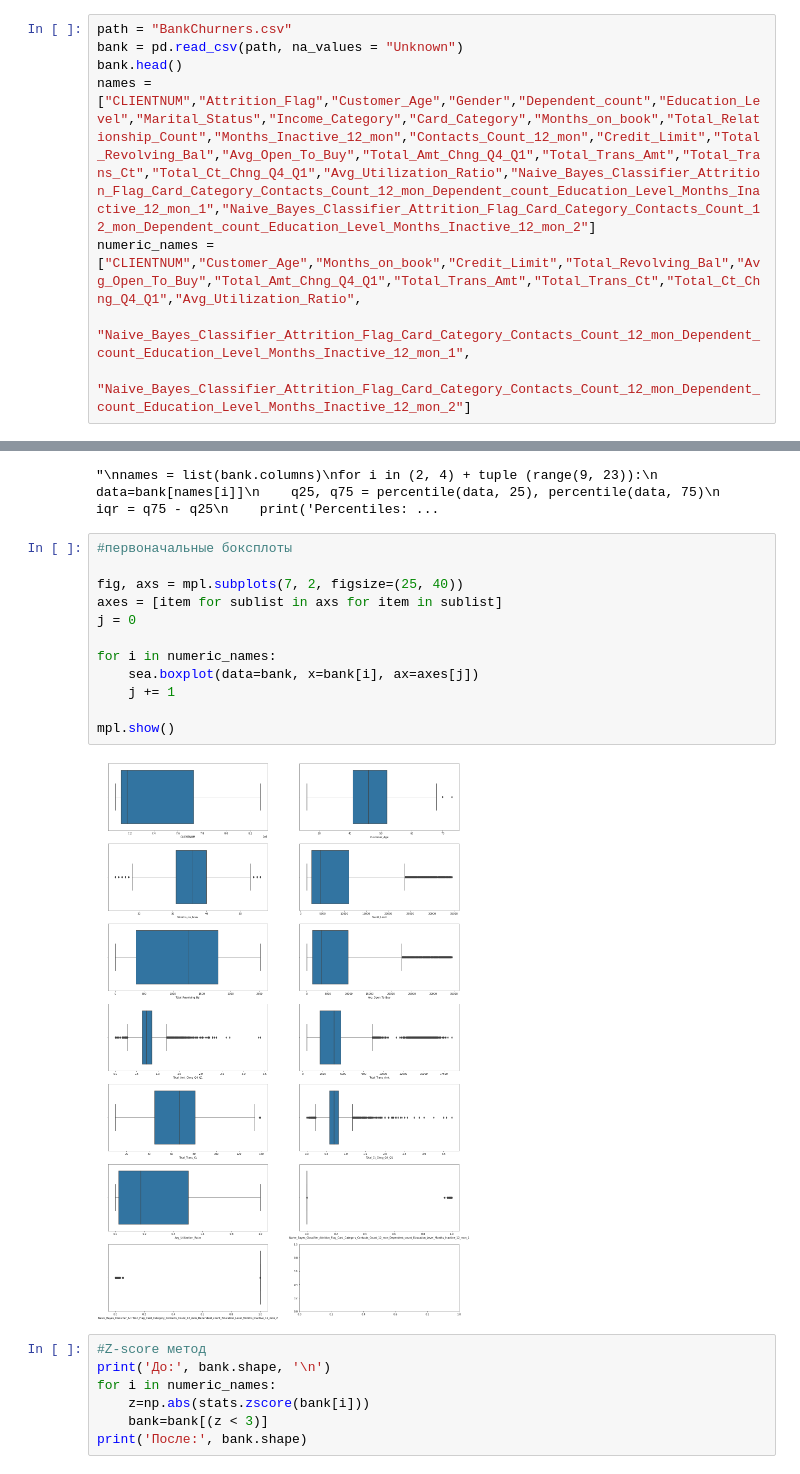
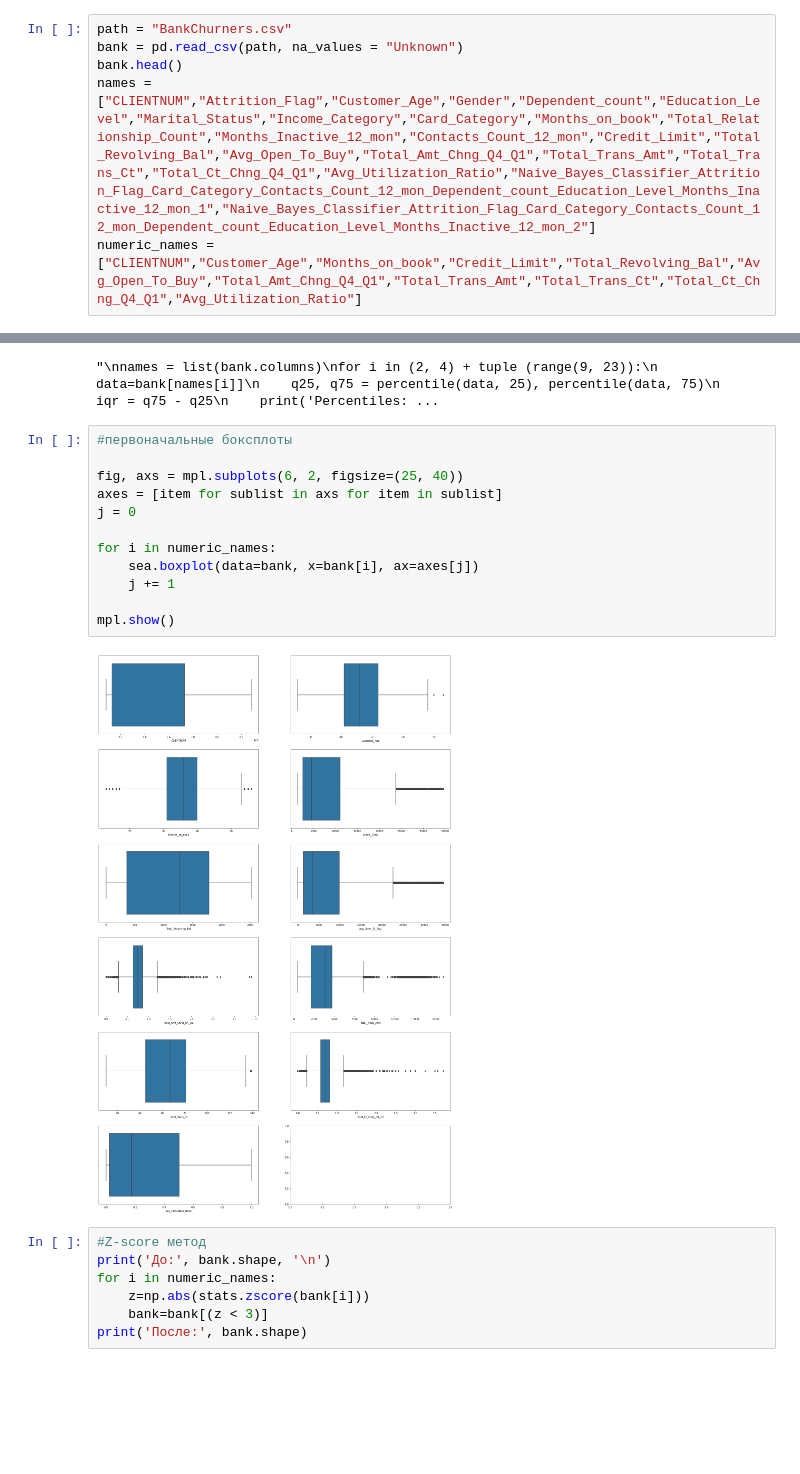
Before and after one commit to rnd4u-org/2021-knu-churn, a Jupyter notebook: PreProcessing2_task.ipynb, the cells around one changed output, grey strips where cells are left out. Saved outputs shown, nothing was run; the diff lists cells and outputs as text; blank space fills up the shorter version.

```diff
--- a/PreProcessing2_task.ipynb
+++ b/PreProcessing2_task.ipynb
@@ -15,9 +15,7 @@ path = "BankChurners.csv"
 bank = pd.read_csv(path, na_values = "Unknown")
 bank.head()
 names = ["CLIENTNUM","Attrition_Flag","Customer_Age","Gender","Dependent_count","Education_Level","Marital_Status","Income_Category","Card_Category","Months_on_book","Total_Relationship_Count","Months_Inactive_12_mon","Contacts_Count_12_mon","Credit_Limit","Total_Revolving_Bal","Avg_Open_To_Buy","Total_Amt_Chng_Q4_Q1","Total_Trans_Amt","Total_Trans_Ct","Total_Ct_Chng_Q4_Q1","Avg_Utilization_Ratio","Naive_Bayes_Classifier_Attrition_Flag_Card_Category_Contacts_Count_12_mon_Dependent_count_Education_Level_Months_Inactive_12_mon_1","Naive_Bayes_Classifier_Attrition_Flag_Card_Category_Contacts_Count_12_mon_Dependent_count_Education_Level_Months_Inactive_12_mon_2"]
-numeric_names = ["CLIENTNUM","Customer_Age","Months_on_book","Credit_Limit","Total_Revolving_Bal","Avg_Open_To_Buy","Total_Amt_Chng_Q4_Q1","Total_Trans_Amt","Total_Trans_Ct","Total_Ct_Chng_Q4_Q1","Avg_Utilization_Ratio",
-                 "Naive_Bayes_Classifier_Attrition_Flag_Card_Category_Contacts_Count_12_mon_Dependent_count_Education_Level_Months_Inactive_12_mon_1",
-                 "Naive_Bayes_Classifier_Attrition_Flag_Card_Category_Contacts_Count_12_mon_Dependent_count_Education_Level_Months_Inactive_12_mon_2"]
+numeric_names = ["CLIENTNUM","Customer_Age","Months_on_book","Credit_Limit","Total_Revolving_Bal","Avg_Open_To_Buy","Total_Amt_Chng_Q4_Q1","Total_Trans_Amt","Total_Trans_Ct","Total_Ct_Chng_Q4_Q1","Avg_Utilization_Ratio"]
 # %%
 fig, ax = mpl.subplots(figsize=(15, 25))
 mpl.suptitle('Scatter of customer credit limit before \n',horizontalalignment="center",fontstyle = "normal", fontsize = 24, fontfamily = "sans-serif")
@@ -289,17 +287,17 @@ print('Non-outlier observations: %d' %len(outliers_removed))
 # %%
 #первоначальные боксплоты
 
-fig, axs = mpl.subplots(7, 2, figsize=(25, 40))
+fig, axs = mpl.subplots(6, 2, figsize=(25, 40))
 axes = [item for sublist in axs for item in sublist]
 j = 0
 
 for i in numeric_names:
     sea.boxplot(data=bank, x=bank[i], ax=axes[j])
     j += 1
 
 mpl.show()
 # %% [output]
-[figure, old version]
+[figure, new version]
 # %%
 #Z-score метод
 print('До:', bank.shape, '\n')
```
Also changed, not shown: parts of 2 cells of this notebook, 2 other files.
